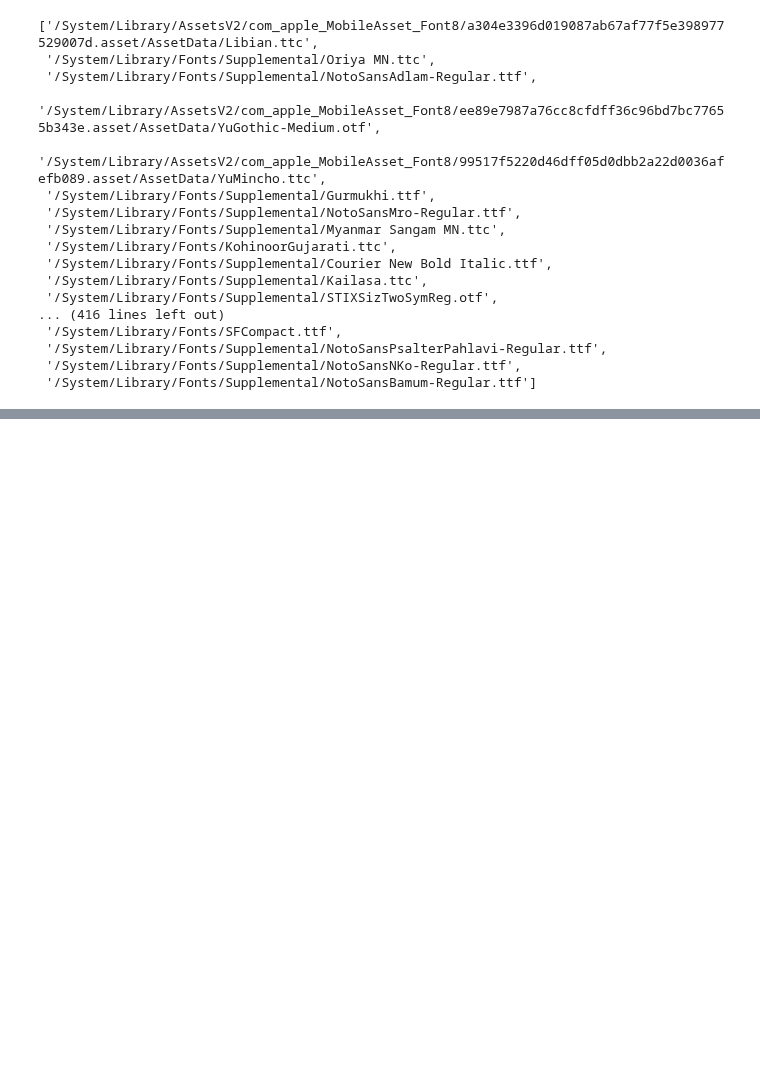
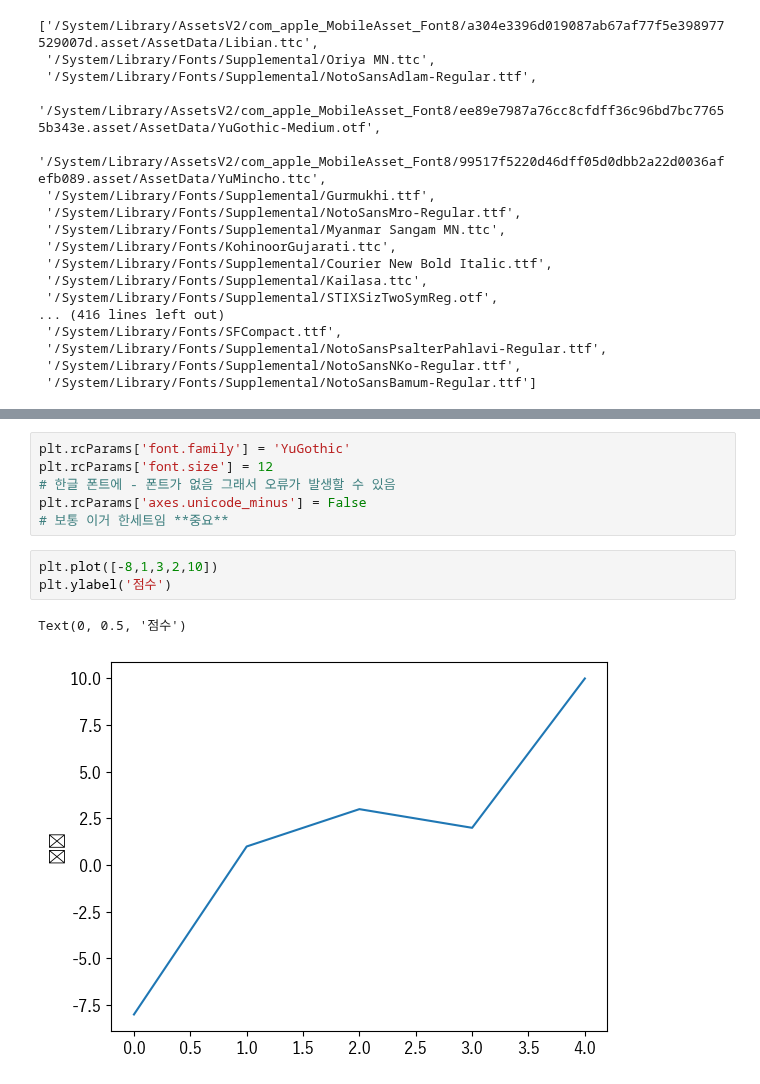
Before and after one commit to pyodolski/python-study, a Jupyter notebook: lab9.ipynb, the cells around one changed output, grey strips where cells are left out. Drawn from its saved outputs; the diff is of its cells as text; blank space fills up the shorter version.

```diff
--- a/lab9.ipynb
+++ b/lab9.ipynb
@@ -70,0 +94,12 @@ font_list
+# %%
+plt.rcParams['font.family'] = 'YuGothic'
+plt.rcParams['font.size'] = 12
+# 한글 폰트에 - 폰트가 없음 그래서 오류가 발생할 수 있음
+plt.rcParams['axes.unicode_minus'] = False
+# 보통 이거 한세트임 **중요**
+# %%
+plt.plot([-8,1,3,2,10])
+plt.ylabel('점수')
+# %% [output]
+Text(0, 0.5, '점수')
+[figure, added]
```
Also changed, not shown: parts of 5 cells of this notebook, 2 other files.
